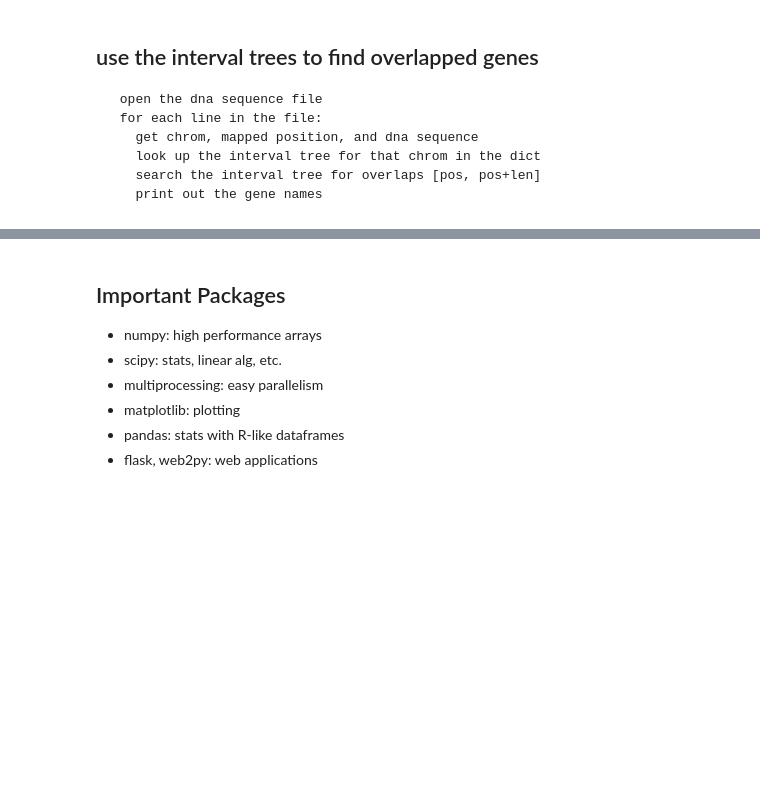
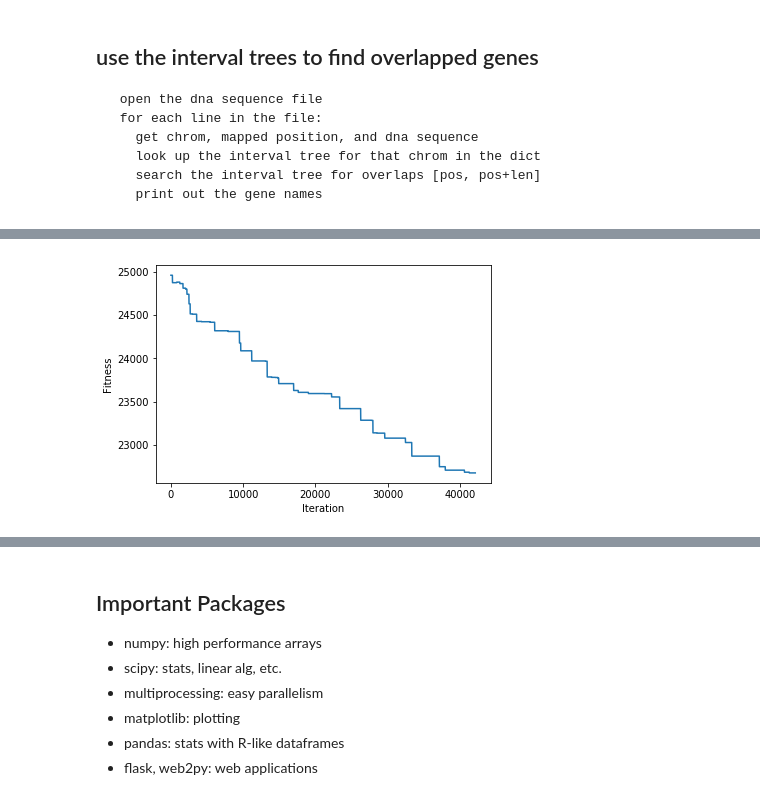
Before and after one commit to ycrc/Python-Bootcamp, a Jupyter notebook: PythonNotebook.ipynb, the cells around one changed output, grey strips where cells are left out. Saved outputs shown, nothing was run; the diff lists cells and outputs as text; code cells hidden in the pictures; blank space fills up the shorter version.

```diff
--- a/PythonNotebook.ipynb
+++ b/PythonNotebook.ipynb
@@ -738,0 +713,4 @@ done
+# %%
+best.plot_learning()
+# %% [output]
+[figure, added]
```
Also changed, not shown: parts of 34 cells of this notebook.
